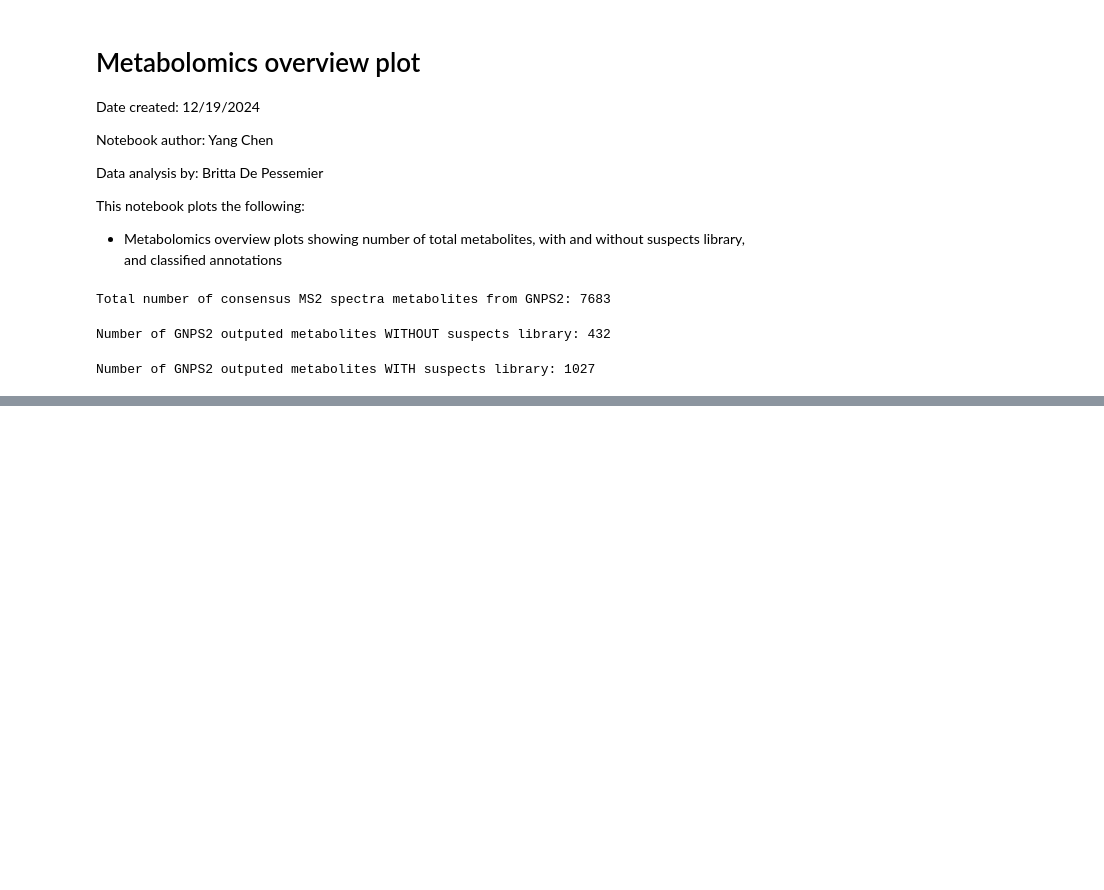
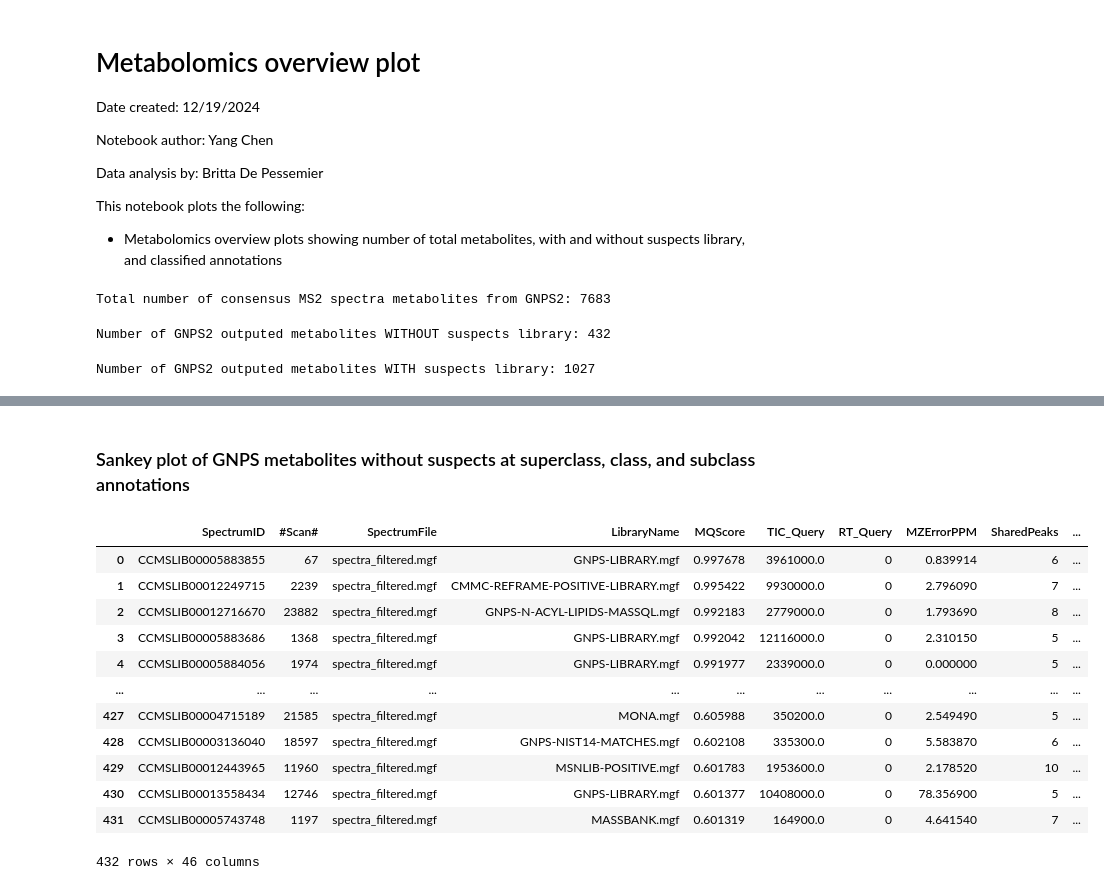
Before and after one commit to knightlab-analyses/Acne_Longitudinal_Microbiome, a Jupyter notebook: Notebooks/metabolomics_overview.ipynb, the cells around one changed output, grey strips where cells are left out. Cells and saved outputs as stored; diff of their text form; code cells hidden in the pictures; blank space fills up the shorter version.

Commit message:
upload sankey plot

```diff
--- a/Notebooks/metabolomics_overview.ipynb
+++ b/Notebooks/metabolomics_overview.ipynb
@@ -106,0 +113,29 @@ plt.show()
+# %% [markdown]
+### Sankey plot of GNPS metabolites without suspects at superclass, class, and subclass annotations
+# %%
+# Replace 'and' with '&' in specified columns
+columns_to_replace = ['superclass', 'class', 'subclass']
+for col in columns_to_replace:
+    gnps_without_suspects[col] = gnps_without_suspects[col].str.replace(r'\band\b', '&', regex=True)
+
+# Replace 'Carbohydrate and carbohydrate conjugates' with 'Carbohydrates and conjugates' in the subclass column
+gnps_without_suspects['subclass'] = gnps_without_suspects['subclass'].str.replace(
+    'Carbohydrates & carbohydrate conjugates',
+    'Carbohydrates & conjugates',
+    regex=False
+)
+gnps_without_suspects
+# %% [output]
+|  | SpectrumID | #Scan# | SpectrumFile | LibraryName | MQScore | TIC_Query | RT_Query | MZErrorPPM | SharedPeaks | ... |
+| 0 | CCMSLIB00005883855 | 67 | spectra_filtered.mgf | GNPS-LIBRARY.mgf | 0.997678 | 3961000.0 | 0 | 0.839914 | 6 | ... |
+| 1 | CCMSLIB00012249715 | 2239 | spectra_filtered.mgf | CMMC-REFRAME-POSITIVE-LIBRARY.mgf | 0.995422 | 9930000.0 | 0 | 2.796090 | 7 | ... |
+| 2 | CCMSLIB00012716670 | 23882 | spectra_filtered.mgf | GNPS-N-ACYL-LIPIDS-MASSQL.mgf | 0.992183 | 2779000.0 | 0 | 1.793690 | 8 | ... |
+| 3 | CCMSLIB00005883686 | 1368 | spectra_filtered.mgf | GNPS-LIBRARY.mgf | 0.992042 | 12116000.0 | 0 | 2.310150 | 5 | ... |
+| 4 | CCMSLIB00005884056 | 1974 | spectra_filtered.mgf | GNPS-LIBRARY.mgf | 0.991977 | 2339000.0 | 0 | 0.000000 | 5 | ... |
+| ... | ... | ... | ... | ... | ... | ... | ... | ... | ... | ... |
+| 427 | CCMSLIB00004715189 | 21585 | spectra_filtered.mgf | MONA.mgf | 0.605988 | 350200.0 | 0 | 2.549490 | 5 | ... |
+| 428 | CCMSLIB00003136040 | 18597 | spectra_filtered.mgf | GNPS-NIST14-MATCHES.mgf | 0.602108 | 335300.0 | 0 | 5.583870 | 6 | ... |
+| 429 | CCMSLIB00012443965 | 11960 | spectra_filtered.mgf | MSNLIB-POSITIVE.mgf | 0.601783 | 1953600.0 | 0 | 2.178520 | 10 | ... |
+| 430 | CCMSLIB00013558434 | 12746 | spectra_filtered.mgf | GNPS-LIBRARY.mgf | 0.601377 | 10408000.0 | 0 | 78.356900 | 5 | ... |
+| 431 | CCMSLIB00005743748 | 1197 | spectra_filtered.mgf | MASSBANK.mgf | 0.601319 | 164900.0 | 0 | 4.641540 | 7 | ... |
+432 rows × 46 columns
```
Also changed, not shown: parts of 9 cells of this notebook, 5 other files.
